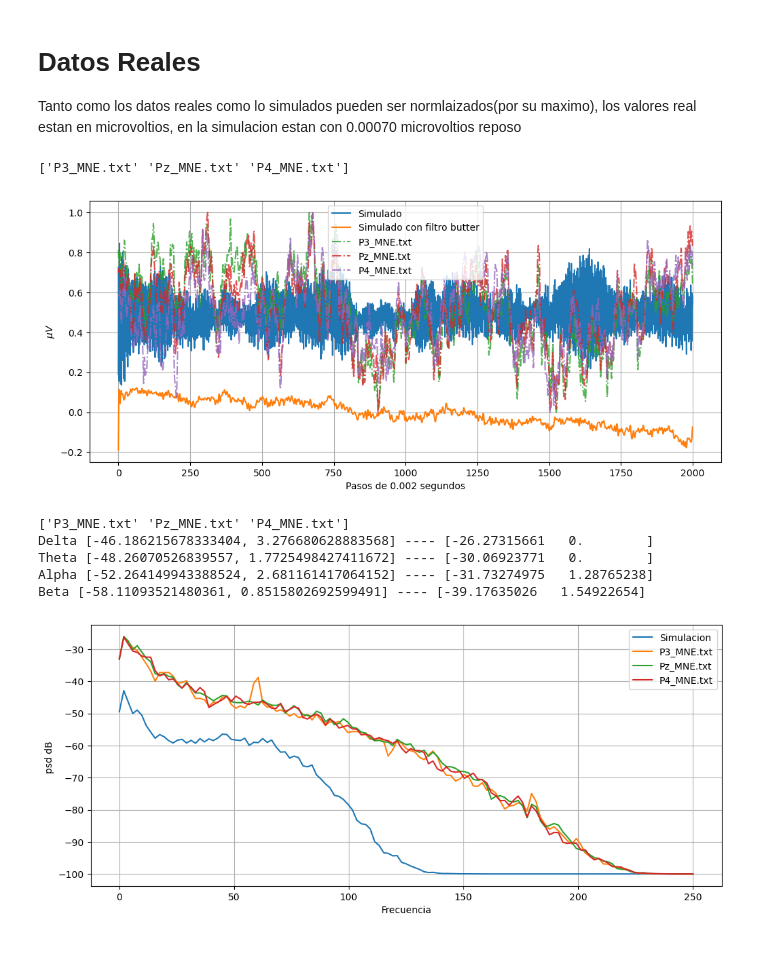
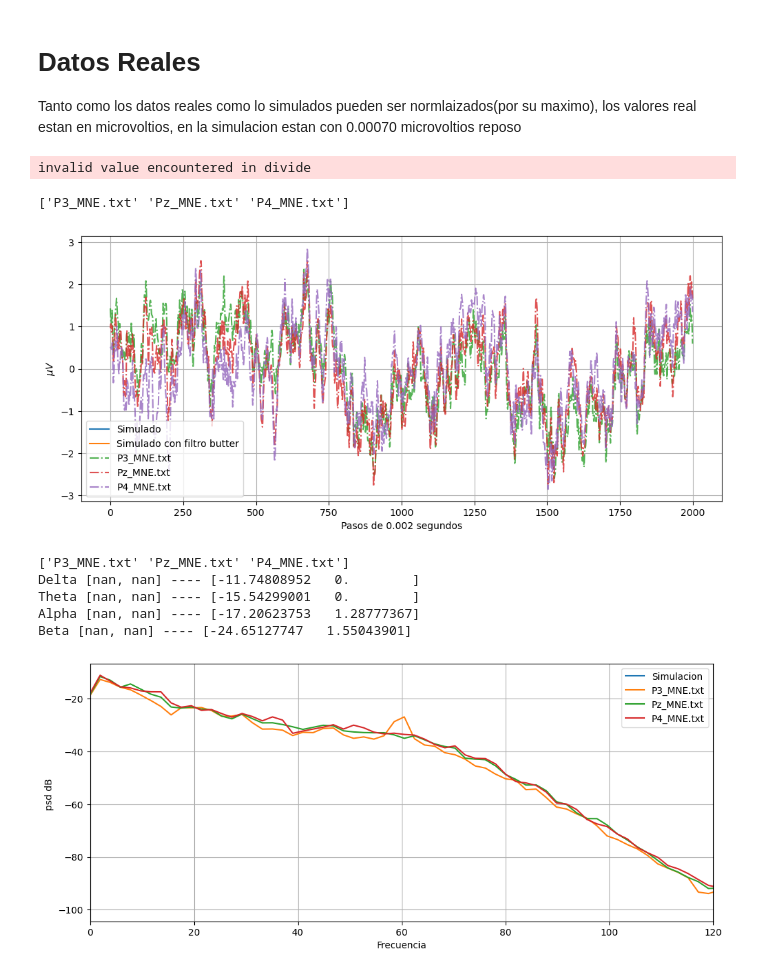
Before and after one commit to juanmillan03/Tesis-CA, a Jupyter notebook: Codigos/V5_G(NP)_python/main.ipynb, the cells around one changed output. Saved outputs shown, nothing was run; the diff lists cells and outputs as text; code cells hidden in the pictures.

```diff
--- a/Codigos/V5_G(NP)_python/main.ipynb
+++ b/Codigos/V5_G(NP)_python/main.ipynb
@@ -16,7 +16,6 @@ order = 4  # Order of the filter
 sampling_rate_equipo= 500
 b, a = signal.butter(order, [low_cutoff / (0.5 * sampling_rate_equipo), high_cutoff / (0.5 * sampling_rate_equipo)], btype='band')
 # %%
-
 fs = 500  # Sampling rate
 nperseg = 256  # Segment length
 noverlap = 128 # Overlap between segments
@@ -40,11 +39,13 @@ def Simulado_EGG(params):
     # Procesamiento de los datos
     lines = resultado_ejecucion.stdout.strip().split('\n')
     data_list = [[float(num) for num in line.split()] for line in lines]
-    data = np.array(data_list)[30:,1]
+    data = np.array(data_list)[30:, 1]
 
-    data=(data - np.min(data)) / (np.max(data) - np.min(data))
+    # data=(data) / np.max(data)
+    # #data=(data - np.min(data)) / (np.max(data) - np.min(data))
+    data=(data - np.mean(data)) / np.std(data)
 
-    n_samples_resampled = int(len(data) * (fs/sampling_rate))
+    n_samples_resampled = int(len(data)*(fs/sampling_rate))
     data_resampled = signal.resample(data, n_samples_resampled)
 
     butter = signal.filtfilt(b, a,data_resampled)
@@ -92,8 +93,11 @@ def Datos_reales(nombres):
     for i, nombre in enumerate(nombres):
         Nombres[i]=nombre
 
+
         data = np.loadtxt(nombre)
-        data=(data - np.min(data)) / (np.max(data) - np.min(data))
+        # data=(data) / np.max(data)
+        # #data=(data - np.min(data)) / (np.max(data) - np.min(data))
+        data=(data - np.mean(data)) / np.std(data)
         Datos[i]=data
 
         Butter[i]=butter= signal.filtfilt(b, a,data)
@@ -121,15 +125,17 @@ def Datos_reales(nombres):
 
     return {
         "Nombres":Nombres,
-        'datos': Datos, "frequencies": Frequencies,  "welch_data":welch_datos,
+        'datos': Datos,"buter":Butter, "frequencies": Frequencies,  "welch_data":welch_datos,
         'delta':Delta,'theta':Theta,'alpha':Alpha,'beta':Beta,
         'main_Delta': main_Delta,'main_Theta':main_Theta,"main_Alpha":main_Alpha,"main_Beta":main_Beta
     }
 # %%
-Params={'L': 27, 'P': 0.40348515928660067, 'Inh': 0.2765131596042354, 'Trest': -6.860559142483313, 'Trelative': 3.0032127538132514, 'C_h': 11.333370739353345, 'Tipo_red': 0}
-initial_params = [Params["L"], Params["P"],Params["Inh"], Params["Trest"],Params["Trelative"], Params["C_h"] ,8030,2]
+Params={'L': 75, 'P': 0.9622783999738151, 'Inh': 0.2955980222274488, 'Trest': 9.445498392645192, 'Trelative': 15.993853711483407, 'C_h': 27.20385600723999, 'Tipo_red': 1}
+initial_params = [Params["L"], Params["P"],Params["Inh"], Params["Trest"],Params["Trelative"], Params["C_h"] ,8030,1]
 generated_data = Simulado_EGG(initial_params)
 reales_total = Datos_reales(["P3_MNE.txt","Pz_MNE.txt","P4_MNE.txt"])
+# %% [output]
+invalid value encountered in divide
 # %%
 fig, ax = plt.subplots(figsize=[12, 5])
 
@@ -147,32 +153,33 @@ plt.grid()
 plt.show()  # Mostrar todos los gráficos en la misma figura
 # %% [output]
 ['P3_MNE.txt' 'Pz_MNE.txt' 'P4_MNE.txt']
-[figure, old version]
+[figure, new version]
 # %%
 fig, ax = plt.subplots(figsize=[12, 5])
 
 print(reales_total["Nombres"])
 print("Delta",generated_data["delta"],"----",reales_total["main_Delta"])
 print("Theta",generated_data["theta"],"----",reales_total["main_Theta"])
 print("Alpha",generated_data["alpha"],"----",reales_total["main_Alpha"])
 print("Beta",generated_data["beta"],"----",reales_total["main_Beta"])
 
 ax.plot(generated_data["frequencies"],generated_data["welch_data"],label="Simulacion")
 for i in range(3):
     ax.plot(reales_total["frequencies"][i],reales_total["welch_data"][i], label=reales_total["Nombres"][i])
 
 plt.xlabel("Frecuencia")
 plt.ylabel("psd dB ")
+plt.xlim(0,120)
 plt.grid()
 plt.legend()  # Esto añade una leyenda para identificar cada línea
 plt.show()  # Mostrar todos los gráficos en la misma figura
 # %% [output]
 ['P3_MNE.txt' 'Pz_MNE.txt' 'P4_MNE.txt']
-Delta [-46.186215678333404, 3.276680628883568] ---- [-26.27315661   0.        ]
-Theta [-48.26070526839557, 1.7725498427411672] ---- [-30.06923771   0.        ]
-Alpha [-52.264149943388524, 2.681161417064152] ---- [-31.73274975   1.28765238]
-Beta [-58.11093521480361, 0.8515802692599491] ---- [-39.17635026   1.54922654]
+Delta [nan, nan] ---- [-11.74808952   0.        ]
+Theta [nan, nan] ---- [-15.54299001   0.        ]
+Alpha [nan, nan] ---- [-17.20623753   1.28777367]
+Beta [nan, nan] ---- [-24.65127747   1.55043901]
-[figure, old version]
+[figure, new version]
 # %%
 
 def objective(trial):
```
Also changed, not shown: parts of 5 cells of this notebook, 16 other files.
